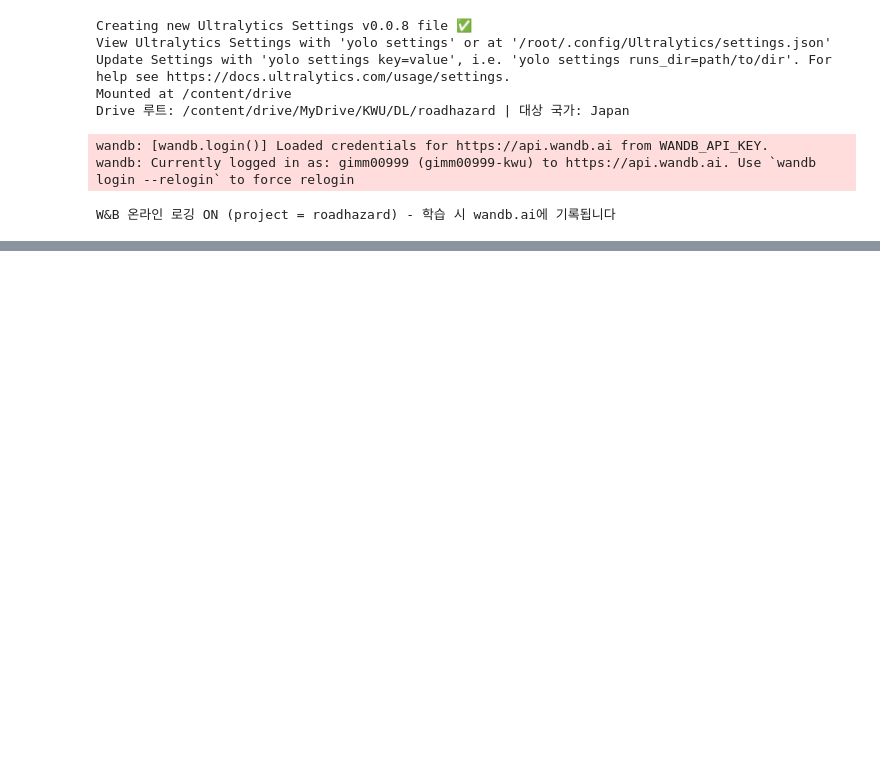
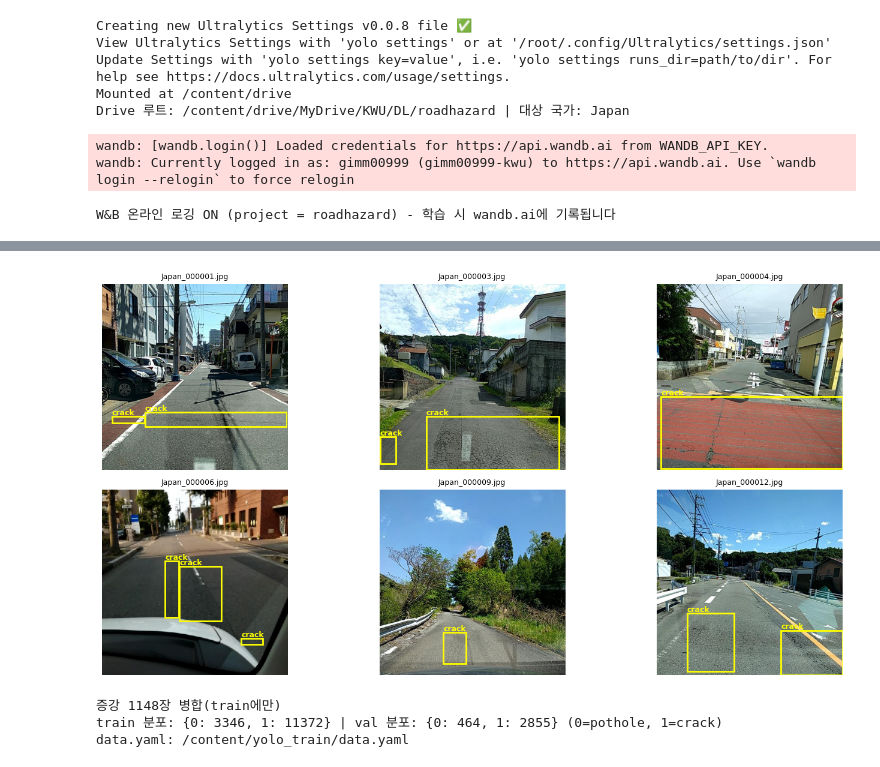
Before and after one commit to hjiwoong/DL, a Jupyter notebook: day23_practice2_YOLO학습.ipynb, the cells around one changed output, grey strips where cells are left out. Drawn from its saved outputs; the diff is of its cells as text; code cells hidden in the pictures; blank space fills up the shorter version.

```diff
--- a/day23_practice2_YOLO학습.ipynb
+++ b/day23_practice2_YOLO학습.ipynb
@@ -220,0 +202,70 @@ Japan.zip 드라이브 캐시 완료 - 다음 실행부터 다운로드 생략
+# %%
+# 셀 5. 다운로드/변환 직후 - 원본 이미지 몇 장 열어 보기
+import matplotlib.pyplot as plt
+from PIL import Image
+
+def _draw(ax, ip, names):
+  img = Image.open(ip)
+  W, H = img.size
+  ax.imshow(img)
+  ax.axis("off")
+
+  lp = ip.replace("/images", "/labels/").rsplit(".", 1)[0] + ".txt"
+
+  if os.path.exists(lp):
+    for line in open(lp):
+      cls, cx, cy, w, h = map(float, line.split())
+      x1, y1 = (cx - w/2) * W, (cy - h/2) * H
+      color = "lime" if int(cls) == 0 else "yellow"
+      ax.add_patch(plt.Rectangle((x1, y1), w*W, h*H, fill=False, edgecolor=color, lw=2))
+      ax.text(x1, y1 - 4, names[int(cls)], color=color, fontsize=9, weight="bold") # 박스 위에 클래스 이름 표기
+
+  ax.set_title(os.path.basename(ip), fontsize=9)
+
+_imgs = sorted(glob.glob(f"{DRIVE_DS}/images/train/*.jpg"))[:6] # 이미지 6장
+assert _imgs, f"{DRIVE_DS}/images/train 에 이미지가 없습니다 - 4번 셀을 먼저 실행하세요."
+fig, axes = plt.subplots(2,3, figsize=(15,7))
+axes = axes.ravel()
+for ax, ip in zip(axes, _imgs):
+  _draw(ax, ip, FINAL_CLASSES)
+for ax in axes[len(_imgs):]:
+  ax.axis("off")
+plt.tight_layout()
+plt.show()
+# %% [output]
+[figure, added]
+# %%
+# 셀 6. 학습용 통합 데이터셋 구성 - 원본 + 증강(로컬)
+# 증강(dataset_aug)은 train에만 합치고, val은 원본만
+LOCAL_TRAIN = "/content/yolo_train"
+if os.path.exists(LOCAL_TRAIN): shutil.rmtree(LOCAL_TRAIN) # 매번 새로 구성
+shutil.copytree(DRIVE_DS, LOCAL_TRAIN) # 원본(yolo_japan)을 로컬로 폴더 통째 복사
+aug_imgs = glob.glob(f"{DRIVE_AUG}/images/train/*") # 증강 이미지 경로들
+if aug_imgs:
+  for ip in aug_imgs:
+    shutil.copy2(ip, f"{LOCAL_TRAIN}/images/train/") # 증강 이미지를 로컬 train에 추가
+    lp = ip.replace("/images/", "/labels/").rsplit(".", 1)[0] + ".txt"
+    if os.path.exists(lp):
+      shutil.copy2(lp, f"{LOCAL_TRAIN}/labels/train/") # 짝 라벨도 함께 복사
+  print(f"증강 {len(aug_imgs)}장 병합(train에만)")
+else:
+  print("증강 데이터(dataset_aug)가 없습니다 - 원본만으로 학습합니다. (증강 노트북 먼저 실행 권장)")
+with open(f"{LOCAL_TRAIN}/data.yaml", "w", encoding="utf-8") as f: # 통합본 기준으로 data.yaml 재작성
+  f.write(f"path: {LOCAL_TRAIN}\ntrain: images/train\nval: images/val\n")
+  f.write(f"nc: {len(FINAL_CLASSES)}\nnames: {FINAL_CLASSES}\n")
+DATA_YAML = f"{LOCAL_TRAIN}/data.yaml" # yaml 경로
+
+def _count(split): # train/val의 클래스별 박스 수
+  c = {0: 0, 1: 0}
+  for lp in glob.glob(f"{LOCAL_TRAIN}/labels/{split}/*.txt"):
+    for line in open(lp):
+      s = line.split()
+      if len(s) == 5: c[int(float(s[0]))] = c.get(int(float(s[0])), 0) + 1 # 줄의 첫 값(클래스)별로 +1
+  return c # {0 : 몇 개, 1 : 몇 개} 클래스0 포트홀, 클래스1 균열
+
+print("train 분포:", _count("train"), "| val 분포:", _count("val"), "(0=pothole, 1=crack)")
+print("data.yaml:", DATA_YAML)
+# %% [output]
+증강 1148장 병합(train에만)
+train 분포: {0: 3346, 1: 11372} | val 분포: {0: 464, 1: 2855} (0=pothole, 1=crack)
+data.yaml: /content/yolo_train/data.yaml
```
Also changed, not shown: parts of 9 cells of this notebook.
